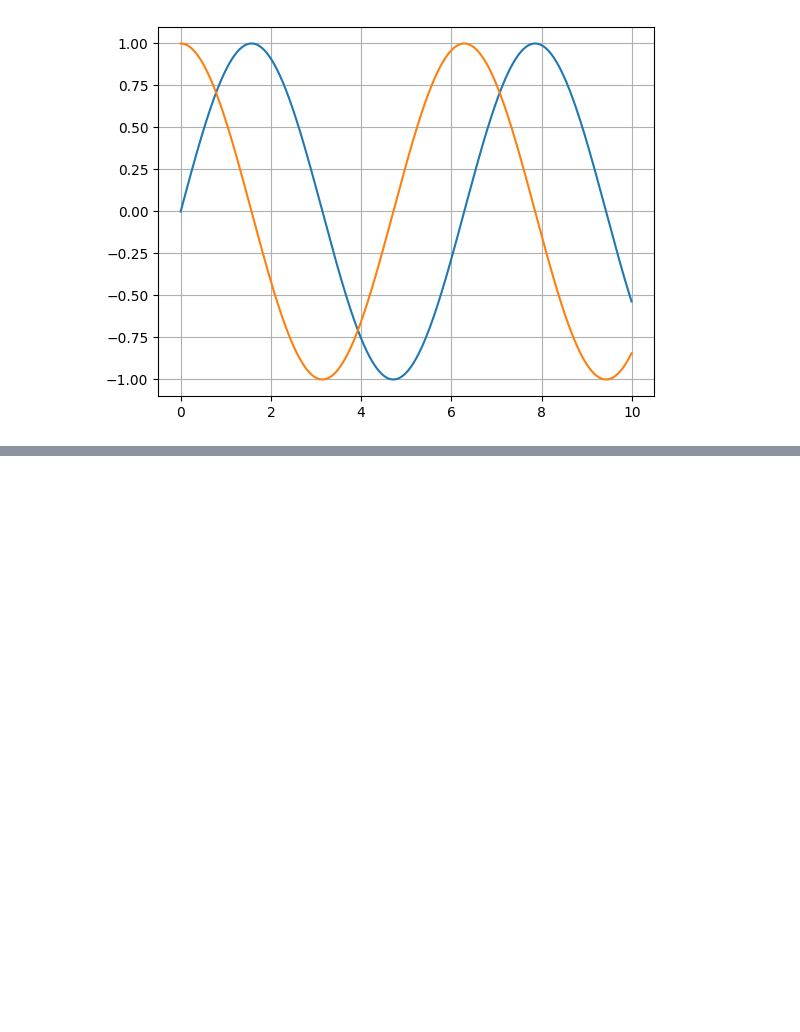
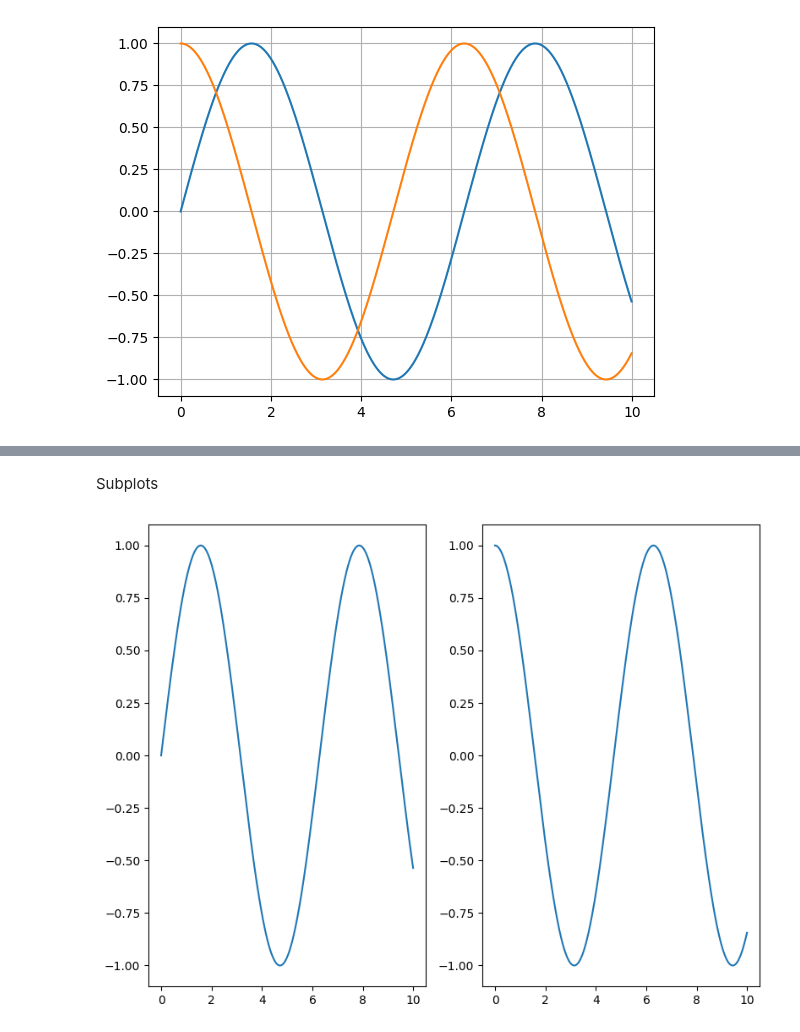
Before and after one commit to NathanAzvdo/DataSciencePy, a Jupyter notebook: plotagem de gráficos/aula17.ipynb, the cells around one changed output, grey strips where cells are left out. Drawn from its saved outputs; the diff is of its cells as text; code cells hidden in the pictures; blank space fills up the shorter version.

```diff
--- a/plotagem de gráficos/aula17.ipynb
+++ b/plotagem de gráficos/aula17.ipynb
@@ -21,0 +27,11 @@ plt.legend(loc='upper right')
+# %% [markdown]
+Subplots
+# %%
+plt.figure(figsize=(12,6))
+plt.subplot(1,3,1)
+plt.plot(x,y1)
+plt.subplot(1,3,2)
+plt.plot(x,y2)
+plt.tight_layout()
+# %% [output]
+[figure, added]
```
Also changed, not shown: parts of 3 cells of this notebook.
